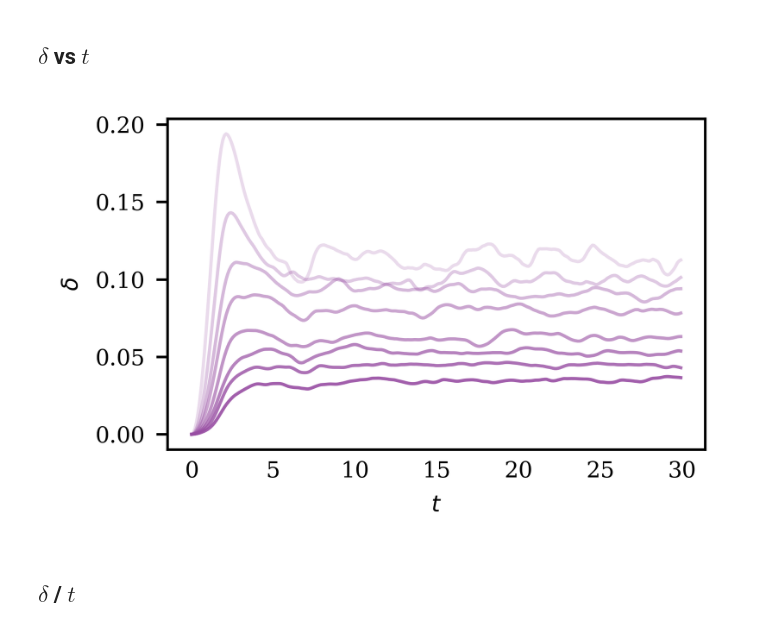
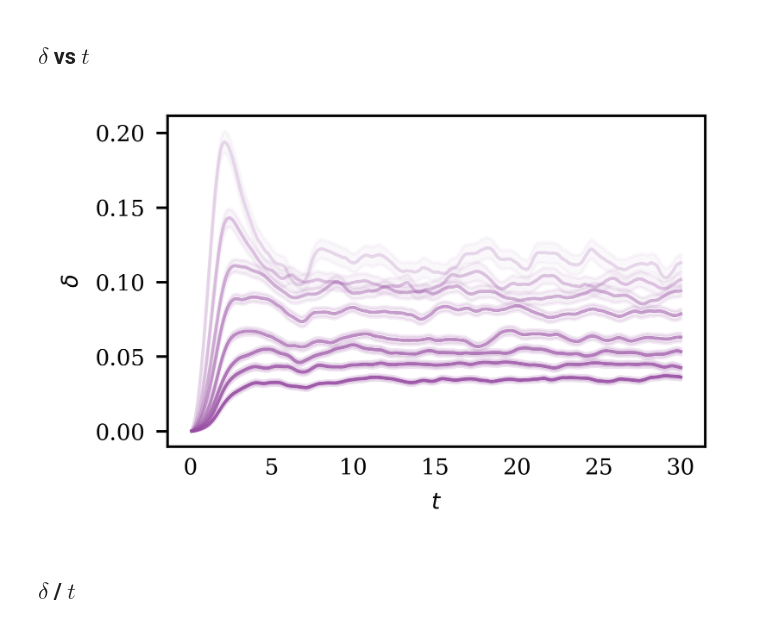
Before and after one commit to petr-ivashkov/quantum-mcmc, a Jupyter notebook: plots/delta_vs_t.ipynb, the cells around one changed output. Cells and saved outputs as stored; diff of their text form; code cells hidden in the pictures.

```diff
--- a/plots/delta_vs_t.ipynb
+++ b/plots/delta_vs_t.ipynb
@@ -23,11 +23,11 @@ plt.rcParams.update(
 )
 # %%
 data = load_from_json(f'data/delta_vs_t.json')
-delta_quantum_arr = np.asarray(data['delta'])
+delta_quantum_arr = np.asarray(data['delta'])[:,1:]
 qubits_range = data['qubits_range']
-time_range = data['time_range']
+time_range = data['time_range'][1:]
 T = data['T']
 gamma = data['gamma']
 # %%
 delta_quantum_arr_avg = np.mean(delta_quantum_arr, axis=2)
-delta_quantum_arr_std = np.std(delta_quantum_arr, axis=2, ddof=1)
+delta_quantum_arr_std = np.std(delta_quantum_arr, axis=2, ddof=1) / np.sqrt(len(delta_quantum_arr[0,0]))
@@ -36,22 +43,23 @@ delta_quantum_arr_std = np.std(delta_quantum_arr, axis=2, ddof=1)
 # %%
 fig = plt.figure(figsize=(figure_size_x/2, figure_size_y/2))
 
-for n_id, n in enumerate(qubits_range):
+for n_id, n in enumerate(qubits_range[:]):
     plt.plot(time_range[:300],
             delta_quantum_arr_avg[n_id][:300],
             color=colors['purple'],
             label=f'n={n}',
             alpha=(0.2 + 0.1*n_id))
+    plt.fill_between(time_range[:300], delta_quantum_arr_avg[n_id][:300]-delta_quantum_arr_std[n_id][:300]/10, delta_quantum_arr_avg[n_id][:300]+delta_quantum_arr_std[n_id][:300]/10, color=colors["purple"], alpha=(0.2 + 0.1*n_id)*0.2)
 
 plt.xlabel('$t$')
 plt.ylabel('$\delta$')
 # plt.legend()
 plt.show()
 fig.tight_layout()
 
 fig.savefig(projectdir+f'figures/delta_vs_t')
 # %% [output]
-[figure, old version]
+[figure, new version]
 # %% [markdown]
 ## $\delta$ / $t$
 # %%
```
Also changed, not shown: parts of 12 cells of this notebook, 4 other files.
